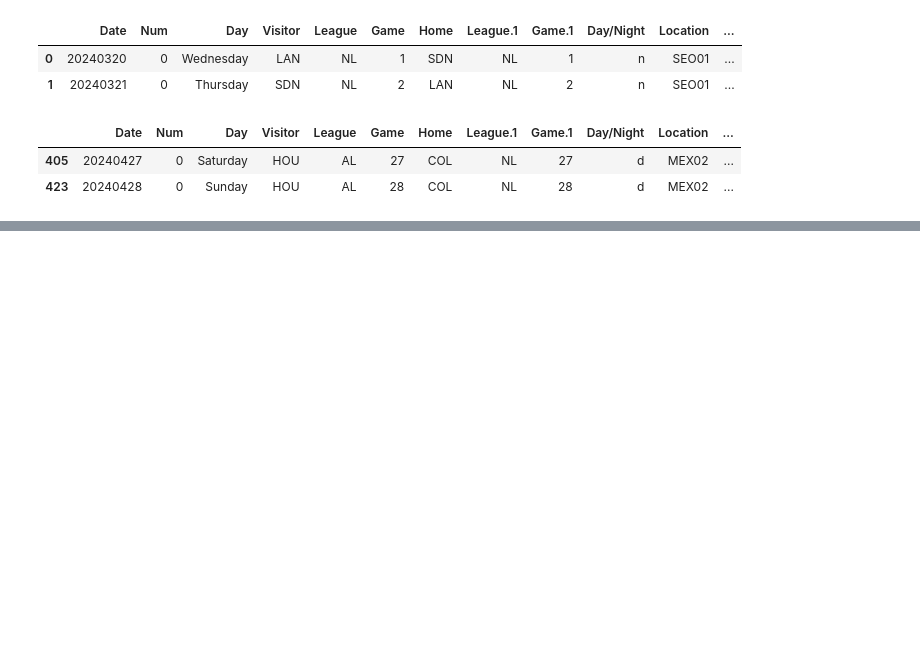
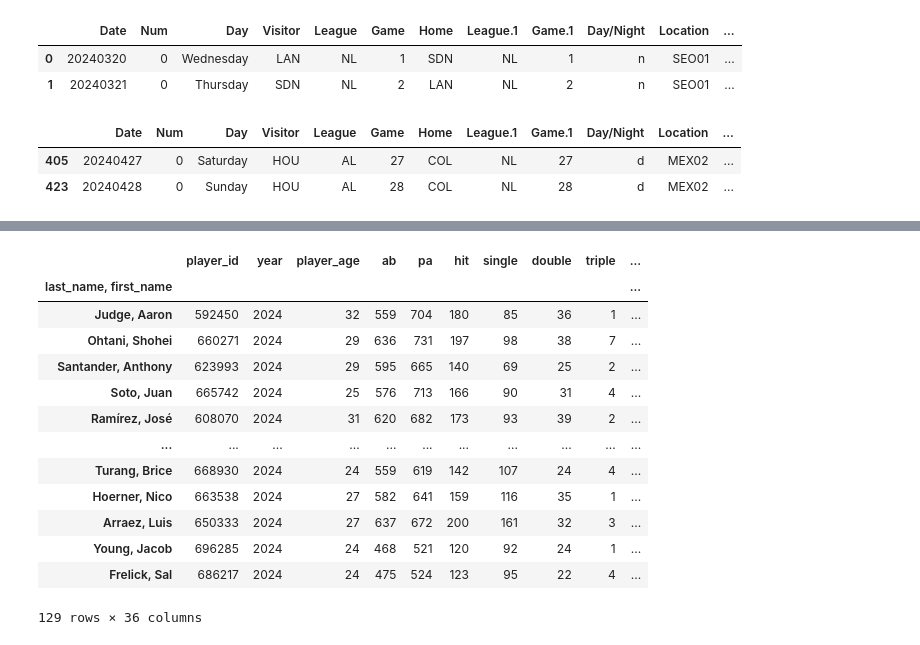
Before and after one commit to apbadzioch/MLB_Things, a Jupyter notebook: MLB/MLBstats2024/2024.ipynb, the cells around one changed output, grey strips where cells are left out. Saved outputs shown, nothing was run; the diff lists cells and outputs as text; code cells hidden in the pictures; blank space fills up the shorter version.

```diff
--- a/MLB/MLBstats2024/2024.ipynb
+++ b/MLB/MLBstats2024/2024.ipynb
@@ -210,3 +210,6 @@ mlb[mlb['Location'] == 'MEX02']
 |  | Date | Num | Day | Visitor | League | Game | Home | League.1 | Game.1 | Day/Night | Location | ... |
 | 405 | 20240427 | 0 | Saturday | HOU | AL | 27 | COL | NL | 27 | d | MEX02 | ... |
 | 423 | 20240428 | 0 | Sunday | HOU | AL | 28 | COL | NL | 28 | d | MEX02 | ... |
+# %%
+df1 = pd.read_csv('/Users/andrewbadzioch/Desktop/pandasPractice/data/batterStat2024.csv')
+df1.head()
@@ -212,0 +224,5 @@ mlb[mlb['Location'] == 'MEX02']
+# %%
+stats = df1.copy()
+# %%
+stats.set_index('last_name, first_name', inplace=True)
+stats.head()
@@ -212,0 +282,17 @@ mlb[mlb['Location'] == 'MEX02']
+# %%
+stats.sort_values('home_run', ascending=False)
+# %% [output]
+|  | player_id | year | player_age | ab | pa | hit | single | double | triple | ... |
+| last_name, first_name |  |  |  |  |  |  |  |  |  | ... |
+| Judge, Aaron | 592450 | 2024 | 32 | 559 | 704 | 180 | 85 | 36 | 1 | ... |
+| Ohtani, Shohei | 660271 | 2024 | 29 | 636 | 731 | 197 | 98 | 38 | 7 | ... |
+| Santander, Anthony | 623993 | 2024 | 29 | 595 | 665 | 140 | 69 | 25 | 2 | ... |
+| Soto, Juan | 665742 | 2024 | 25 | 576 | 713 | 166 | 90 | 31 | 4 | ... |
+| Ramírez, José | 608070 | 2024 | 31 | 620 | 682 | 173 | 93 | 39 | 2 | ... |
+| ... | ... | ... | ... | ... | ... | ... | ... | ... | ... | ... |
+| Turang, Brice | 668930 | 2024 | 24 | 559 | 619 | 142 | 107 | 24 | 4 | ... |
+| Hoerner, Nico | 663538 | 2024 | 27 | 582 | 641 | 159 | 116 | 35 | 1 | ... |
+| Arraez, Luis | 650333 | 2024 | 27 | 637 | 672 | 200 | 161 | 32 | 3 | ... |
+| Young, Jacob | 696285 | 2024 | 24 | 468 | 521 | 120 | 92 | 24 | 1 | ... |
+| Frelick, Sal | 686217 | 2024 | 24 | 475 | 524 | 123 | 95 | 22 | 4 | ... |
+129 rows × 36 columns
```
Also changed, not shown: parts of 7 cells of this notebook, 10 other files.
